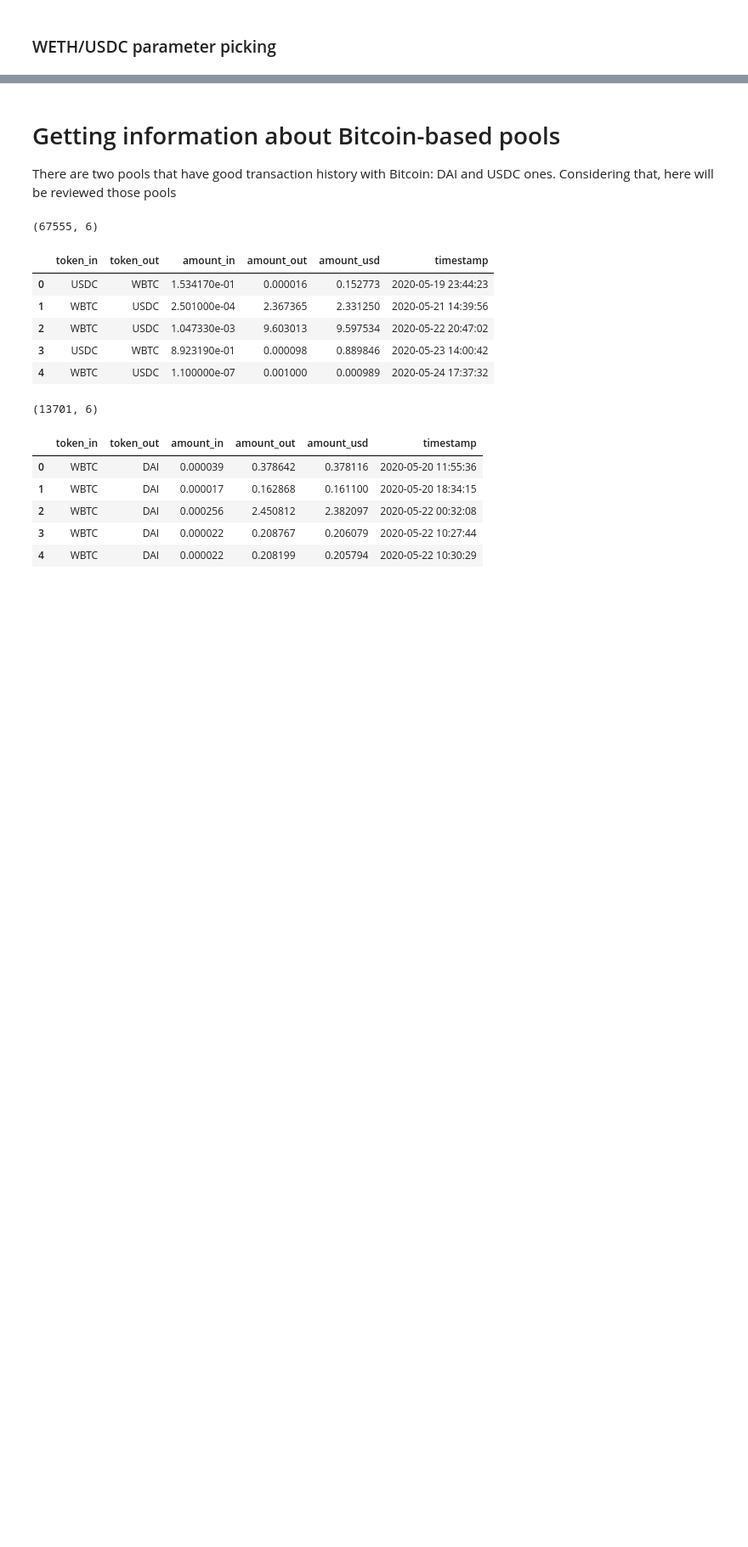
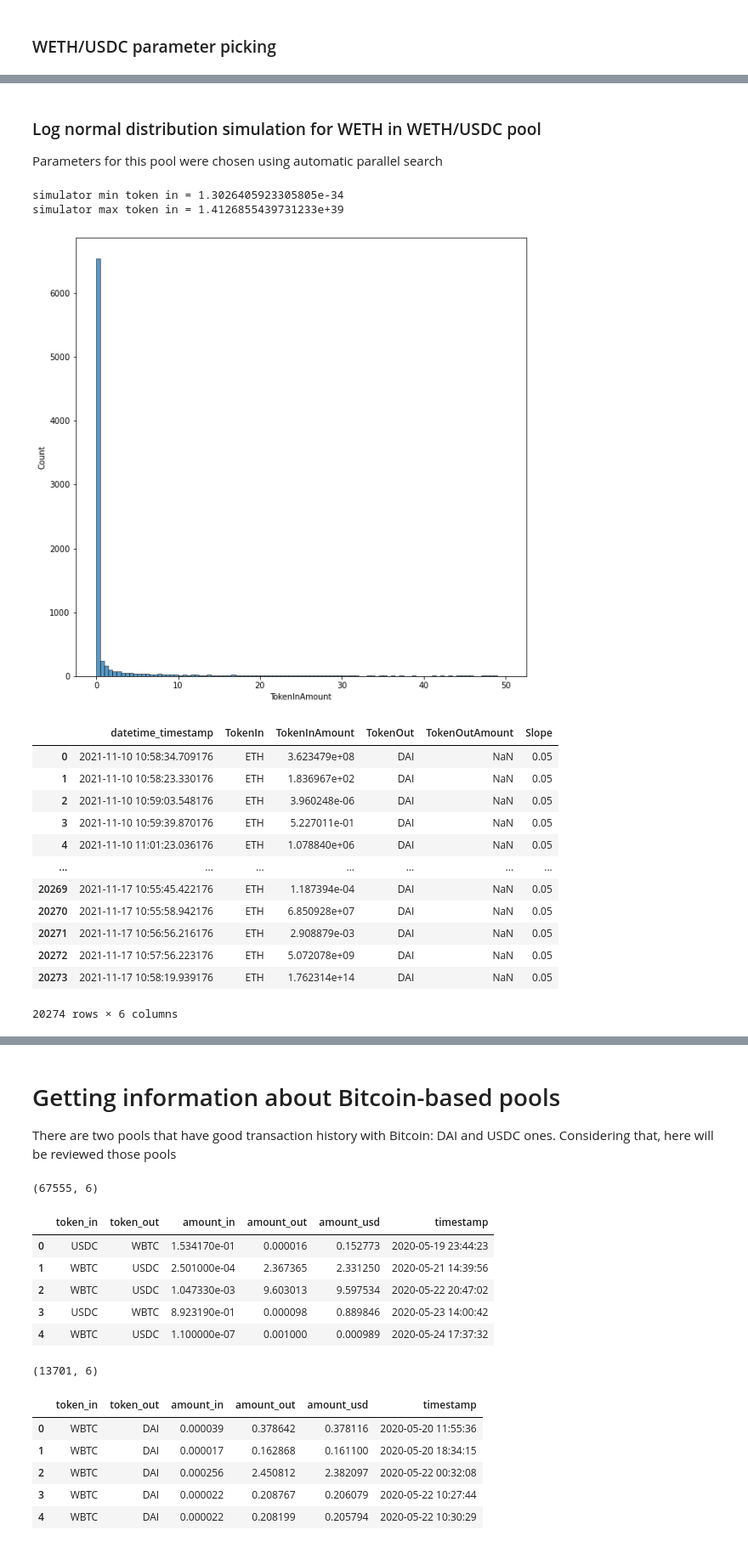
Before and after one commit to IX-Swap/data-science, a Jupyter notebook: uniswap_v2_pools_analysis/v2_pools_analysis.ipynb, the cells around one changed output, grey strips where cells are left out. Shown at 85% size. Cells and saved outputs as stored; diff of their text form; code cells hidden in the pictures; blank space fills up the shorter version.

Commit message:
Uniswap v2 pools history collection, fixing small bugs, multithreading fixes

```diff
--- a/uniswap_v2_pools_analysis/v2_pools_analysis.ipynb
+++ b/uniswap_v2_pools_analysis/v2_pools_analysis.ipynb
@@ -265,0 +364,28 @@ plt.show()
+# %% [markdown]
+### Log normal distribution simulation for WETH in WETH/USDC pool
+
+Parameters for this pool were chosen using automatic parallel search
+# %%
+lognormal_simulator = MonteCarloTransactionSimulator(
+    PoissonGenerator(cycle_size=60000, mean_occurencies=2),
+    LognormalGenerator(mean=8.999839593284912, sigma=20.610000000000003), 'ETH', 'DAI'
+)
+
+generator_week_df_and_plot(lognormal_simulator, 60*24*7, 10, 10, 50)
+# %% [output]
+simulator min token in = 1.3026405923305805e-34
+simulator max token in = 1.4126855439731233e+39
+[figure, added]
+|  | datetime_timestamp | TokenIn | TokenInAmount | TokenOut | TokenOutAmount | Slope |
+| 0 | 2021-11-10 10:58:34.709176 | ETH | 3.623479e+08 | DAI | NaN | 0.05 |
+| 1 | 2021-11-10 10:58:23.330176 | ETH | 1.836967e+02 | DAI | NaN | 0.05 |
+| 2 | 2021-11-10 10:59:03.548176 | ETH | 3.960248e-06 | DAI | NaN | 0.05 |
+| 3 | 2021-11-10 10:59:39.870176 | ETH | 5.227011e-01 | DAI | NaN | 0.05 |
+| 4 | 2021-11-10 11:01:23.036176 | ETH | 1.078840e+06 | DAI | NaN | 0.05 |
+| ... | ... | ... | ... | ... | ... | ... |
+| 20269 | 2021-11-17 10:55:45.422176 | ETH | 1.187394e-04 | DAI | NaN | 0.05 |
+| 20270 | 2021-11-17 10:55:58.942176 | ETH | 6.850928e+07 | DAI | NaN | 0.05 |
+| 20271 | 2021-11-17 10:56:56.216176 | ETH | 2.908879e-03 | DAI | NaN | 0.05 |
+| 20272 | 2021-11-17 10:57:56.223176 | ETH | 5.072078e+09 | DAI | NaN | 0.05 |
+| 20273 | 2021-11-17 10:58:19.939176 | ETH | 1.762314e+14 | DAI | NaN | 0.05 |
+20274 rows × 6 columns
```
Also changed, not shown: parts of 21 cells of this notebook, 3 other files.
